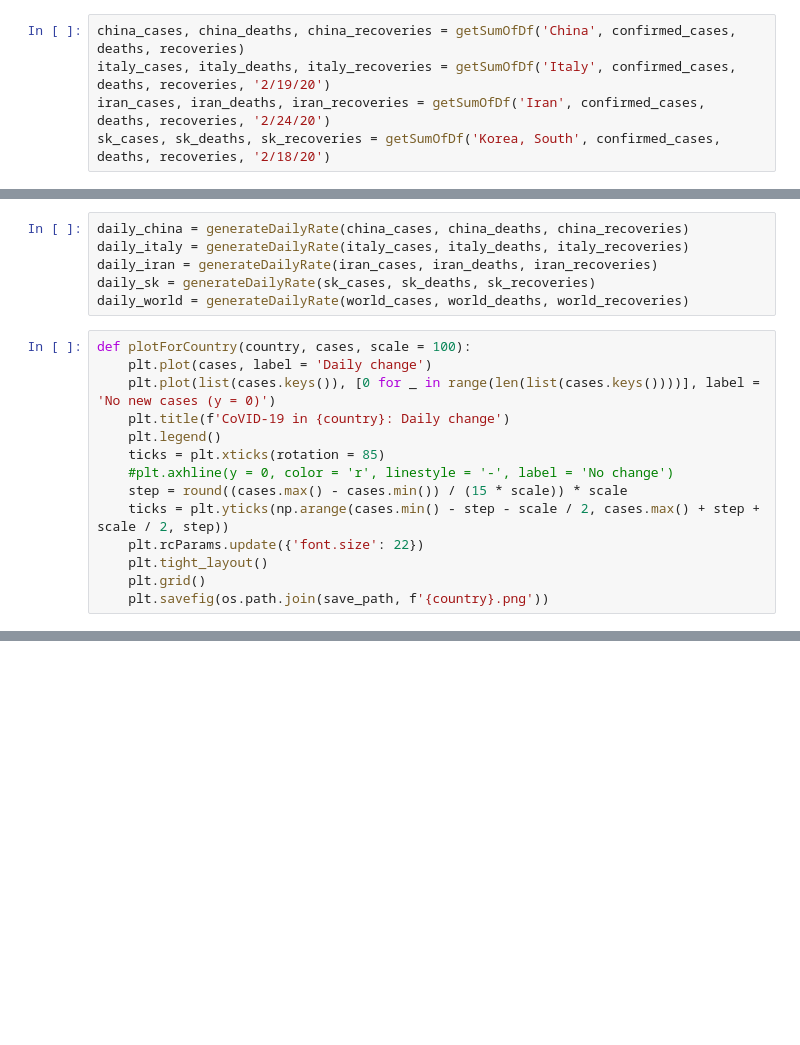
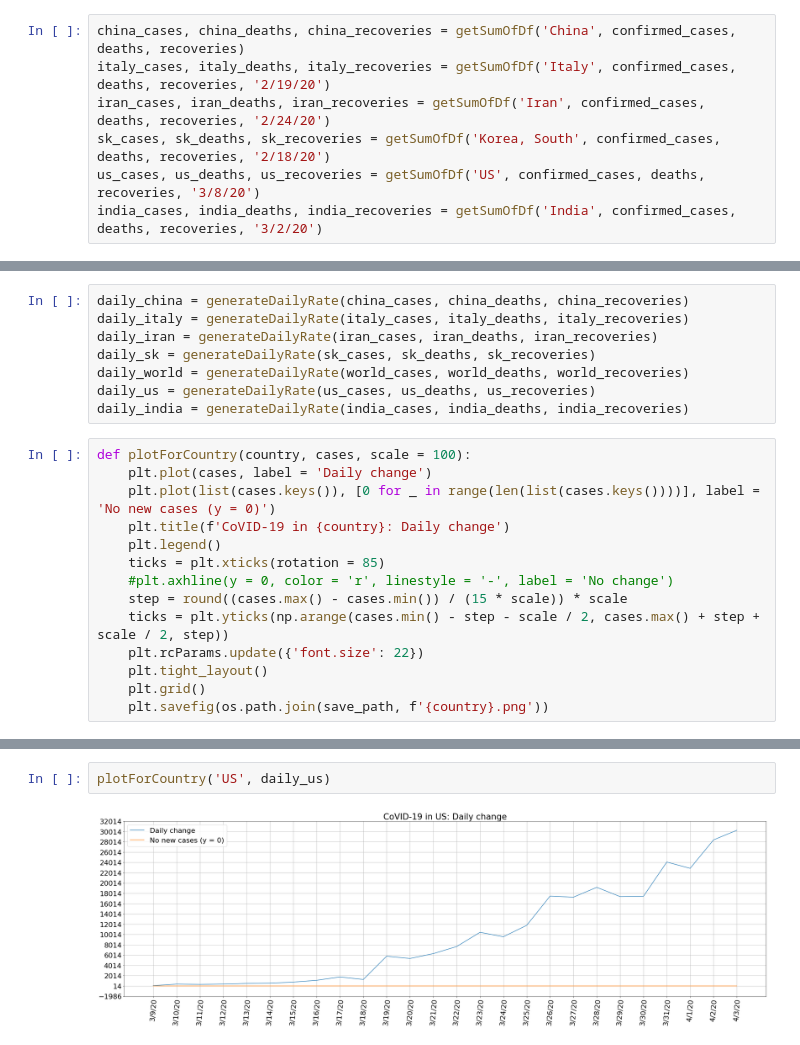
Before and after one commit to eehitray/CoVID-19-graphs, a Jupyter notebook: CoVID-19-daily-graphs.ipynb, the cells around one changed output, grey strips where cells are left out. Saved outputs shown, nothing was run; the diff lists cells and outputs as text; blank space fills up the shorter version.

Commit message:
Updated graphs

```diff
--- a/CoVID-19-daily-graphs.ipynb
+++ b/CoVID-19-daily-graphs.ipynb
@@ -73,6 +73,8 @@ china_cases, china_deaths, china_recoveries = getSumOfDf('China', confirmed_case
 italy_cases, italy_deaths, italy_recoveries = getSumOfDf('Italy', confirmed_cases, deaths, recoveries, '2/19/20')
 iran_cases, iran_deaths, iran_recoveries = getSumOfDf('Iran', confirmed_cases, deaths, recoveries, '2/24/20')
 sk_cases, sk_deaths, sk_recoveries = getSumOfDf('Korea, South', confirmed_cases, deaths, recoveries, '2/18/20')
+us_cases, us_deaths, us_recoveries = getSumOfDf('US', confirmed_cases, deaths, recoveries, '3/8/20')
+india_cases, india_deaths, india_recoveries = getSumOfDf('India', confirmed_cases, deaths, recoveries, '3/2/20')
 # %%
 world_cases = confirmed_cases.sum().drop('Country/Region')
 world_deaths = deaths.sum().drop('Country/Region')
@@ -83,6 +85,8 @@ daily_italy = generateDailyRate(italy_cases, italy_deaths, italy_recoveries)
 daily_iran = generateDailyRate(iran_cases, iran_deaths, iran_recoveries)
 daily_sk = generateDailyRate(sk_cases, sk_deaths, sk_recoveries)
 daily_world = generateDailyRate(world_cases, world_deaths, world_recoveries)
+daily_us = generateDailyRate(us_cases, us_deaths, us_recoveries)
+daily_india = generateDailyRate(india_cases, india_deaths, india_recoveries)
 # %%
 def plotForCountry(country, cases, scale = 100):
     plt.plot(cases, label = 'Daily change')
@@ -119,0 +124,4 @@ plotForCountry('the world', daily_world)
+# %%
+plotForCountry('US', daily_us)
+# %% [output]
+[figure, added]
```
Also changed, not shown: parts of 6 cells of this notebook, 15 other files.
